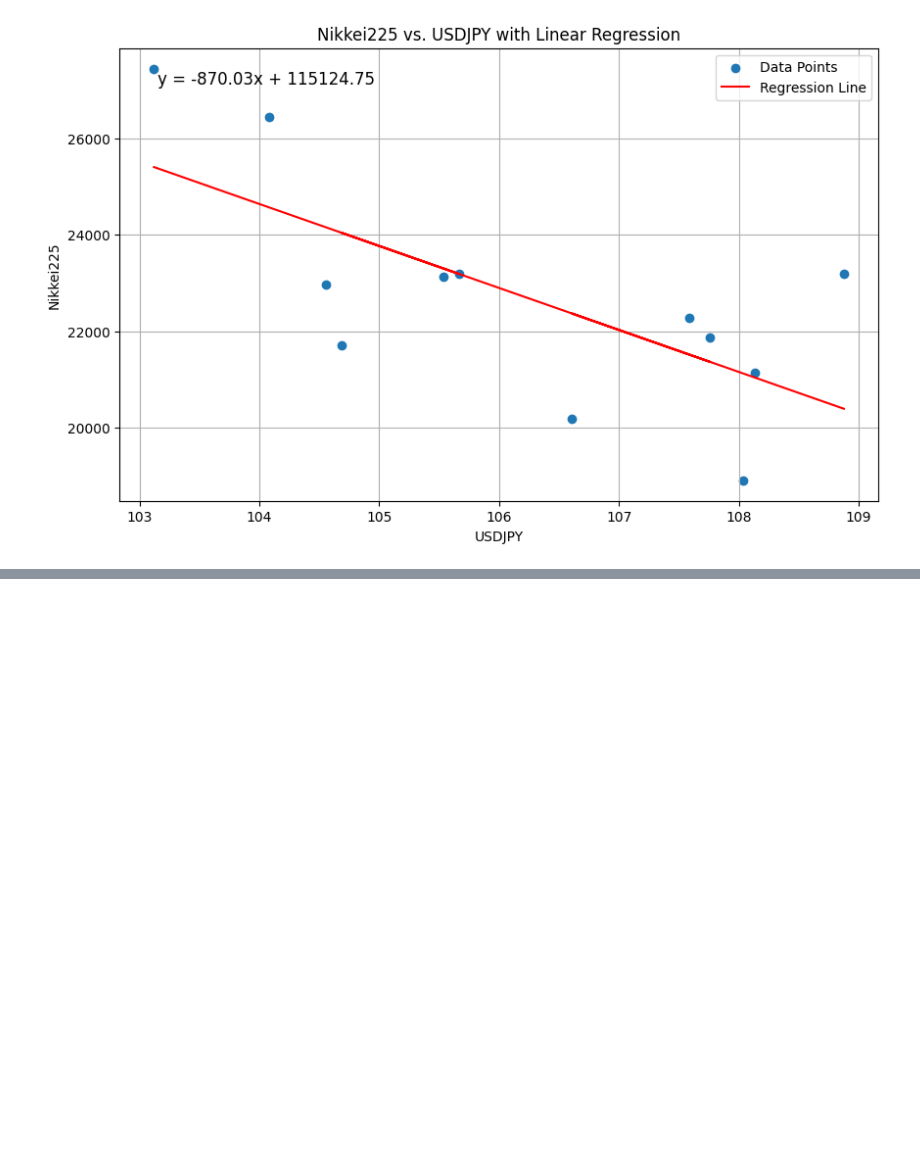
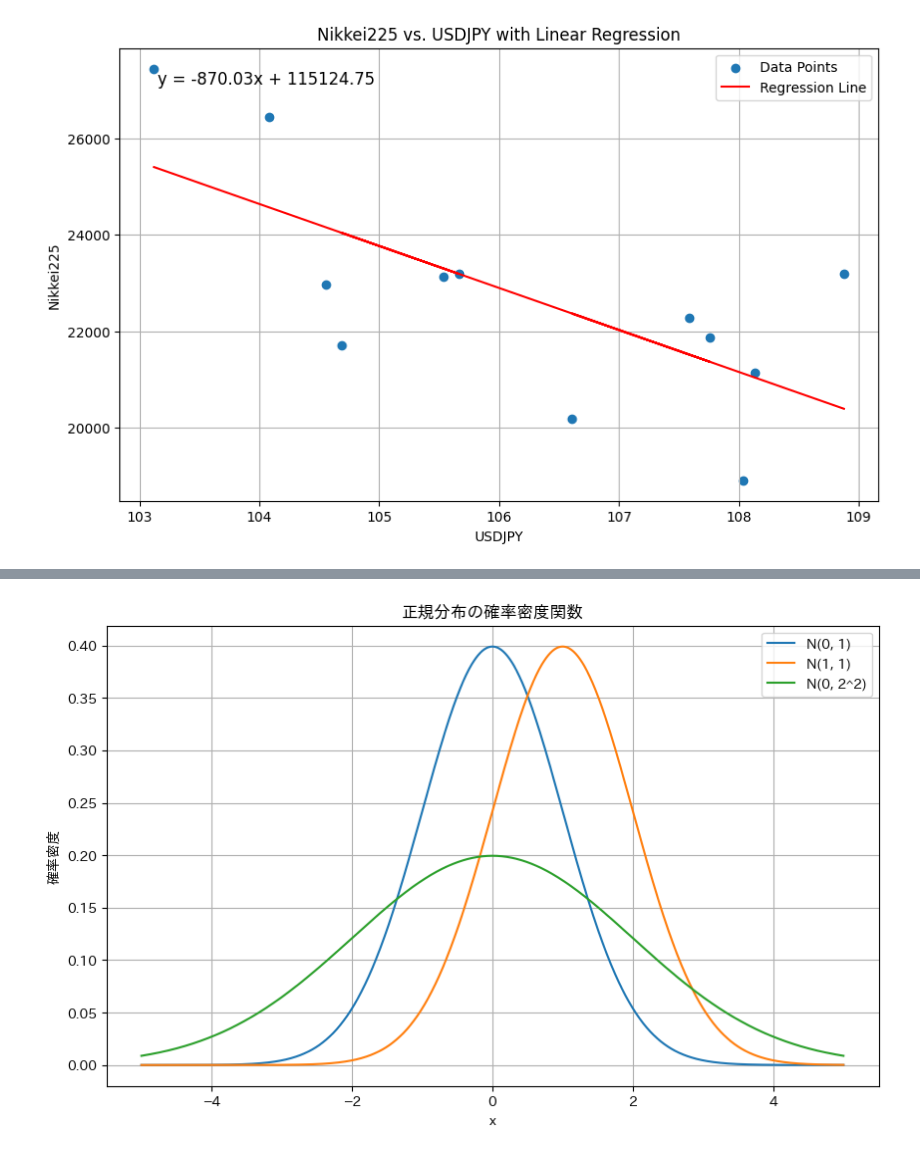
Before and after one commit to Hideki-Iwaki-TUS/FinancialMath, a Jupyter notebook: FinancialMath.ipynb, the cells around one changed output, grey strips where cells are left out. Cells and saved outputs as stored; diff of their text form; code cells hidden in the pictures; blank space fills up the shorter version.

```diff
--- a/FinancialMath.ipynb
+++ b/FinancialMath.ipynb
@@ -556,0 +711,33 @@ plt.show()
+# %%
+# prompt: グラフ内の日本語が文字化けしています．正しく表示できるようにしてください．
+
+# グラフ内で日本語表記を可能にする．
+!pip install japanize-matplotlib
+
+import matplotlib.pyplot as plt
+import japanize_matplotlib # This import should work after installation
+
+# Previous code...
+
+# 描画範囲の設定
+x = np.linspace(-5, 5, 1000)
+
+# 各正規分布のPDFを計算
+pdf_n01 = norm.pdf(x, loc=0, scale=1)
+pdf_n11 = norm.pdf(x, loc=1, scale=1)
+pdf_n04 = norm.pdf(x, loc=0, scale=2) # 分散2^2 = 4 なので標準偏差は2
+
+# グラフの描画
+plt.figure(figsize=(10, 6))
+plt.plot(x, pdf_n01, label='N(0, 1)')
+plt.plot(x, pdf_n11, label='N(1, 1)')
+plt.plot(x, pdf_n04, label='N(0, 2^2)')
+
+# グラフの装飾
+plt.xlabel('x')
+plt.ylabel('確率密度')
+plt.title('正規分布の確率密度関数')
+plt.legend()
+plt.grid(True)
+plt.show()
+# %% [output]
@@ -556,0 +761 @@ plt.show()
+[figure, added]
```
Also changed, not shown: parts of 5 cells of this notebook.
